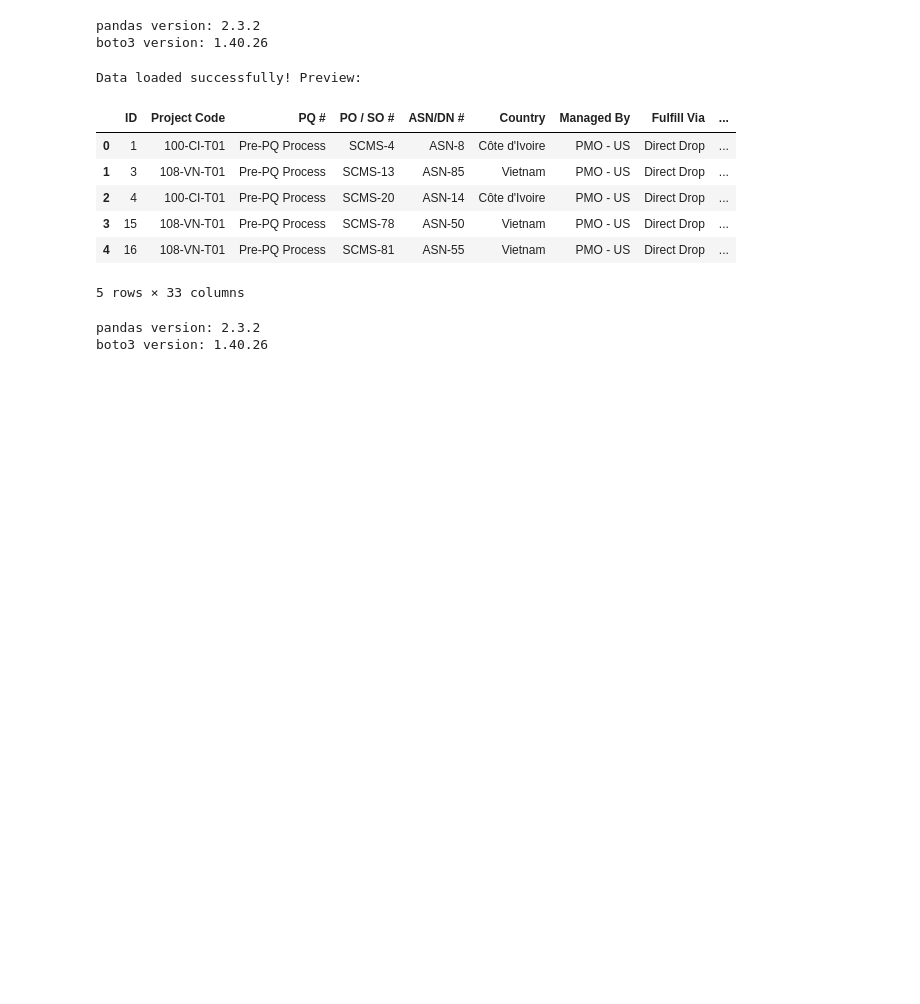
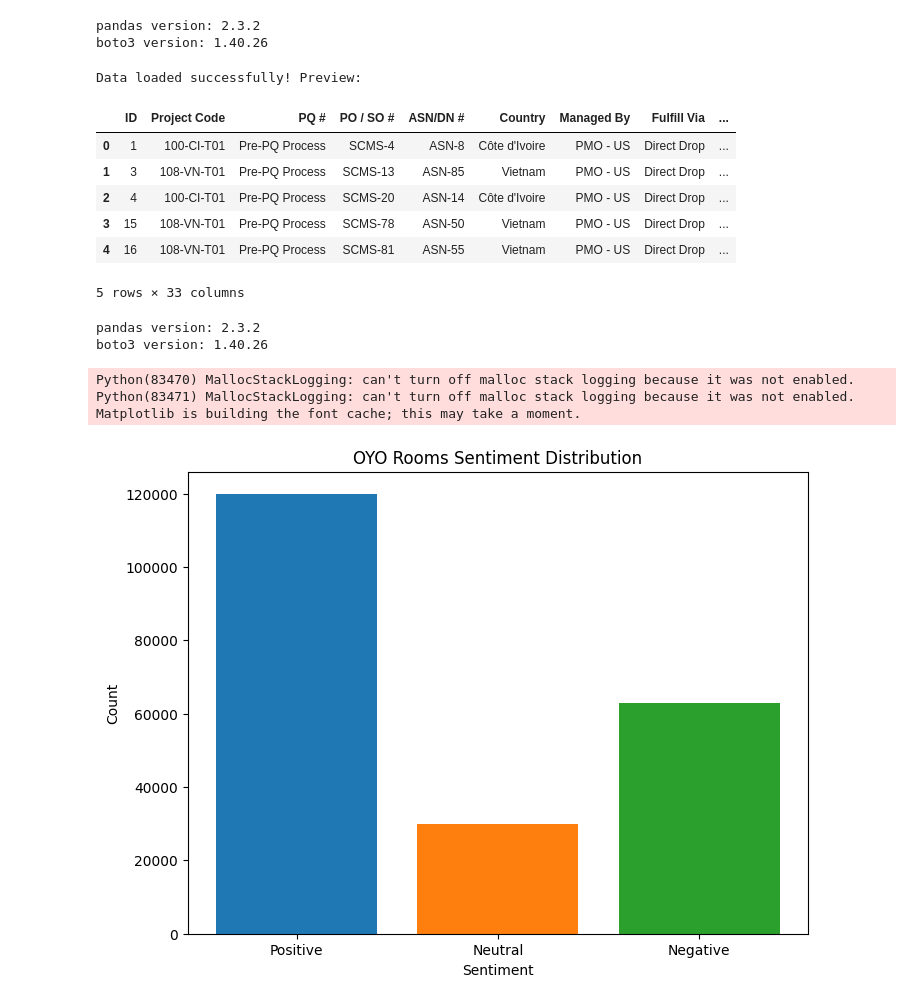
Before and after one commit to dizzyvizzy30/Supply-chain-ML-Project, a Jupyter notebook: ml_supplychain_pricing_project/notebooks/ml_supplychain.ipynb, the cells around one changed output. Saved outputs shown, nothing was run; the diff lists cells and outputs as text; code cells hidden in the pictures; blank space fills up the shorter version.

```diff
--- a/ml_supplychain_pricing_project/notebooks/ml_supplychain.ipynb
+++ b/ml_supplychain_pricing_project/notebooks/ml_supplychain.ipynb
@@ -64,3 +64,22 @@ print("boto3 version:", boto3.__version__)
 # %% [output]
 pandas version: 2.3.2
 boto3 version: 1.40.26
+# %%
+import matplotlib.pyplot as plt
+
+# Example counts of OYO feedback
+sentiments = ['Positive', 'Neutral', 'Negative']
+counts = [120000, 30000, 63000]  # Replace with actual numbers if you have them
+
+# Plotting
+plt.figure(figsize=(8,6))
+plt.bar(sentiments, counts, color=['#1f77b4', '#ff7f0e', '#2ca02c'])
+plt.title('OYO Rooms Sentiment Distribution')
+plt.ylabel('Count')
+plt.xlabel('Sentiment')
+plt.show()
+# %% [output]
+Python(83470) MallocStackLogging: can't turn off malloc stack logging because it was not enabled.
+Python(83471) MallocStackLogging: can't turn off malloc stack logging because it was not enabled.
+Matplotlib is building the font cache; this may take a moment.
+[figure, added]
```
Also changed, not shown: parts of 1 cell of this notebook, 2 other files.
